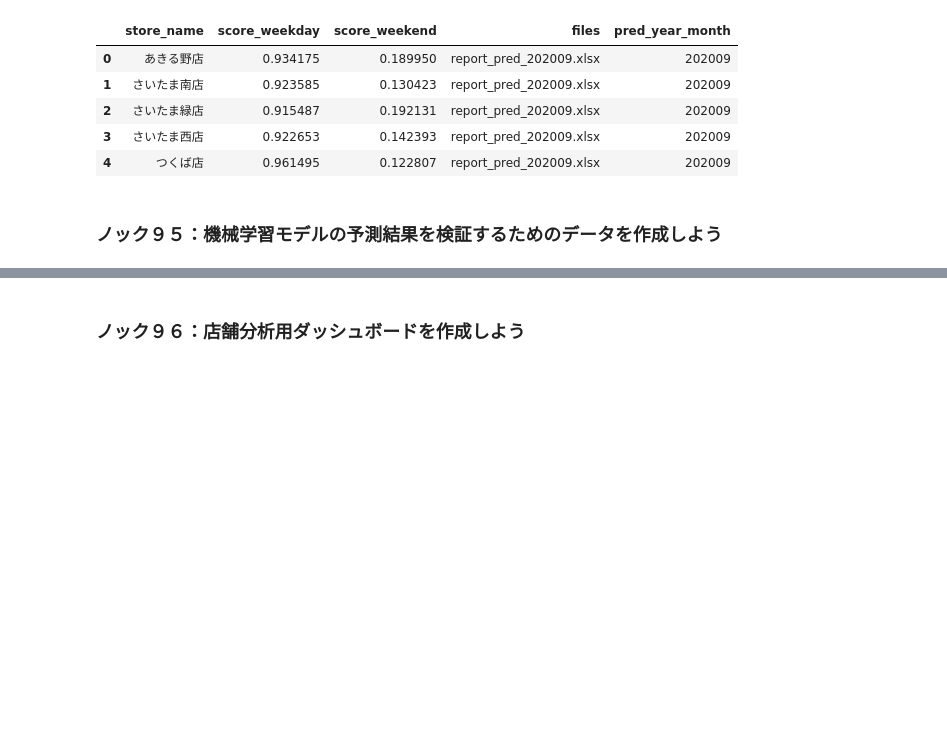
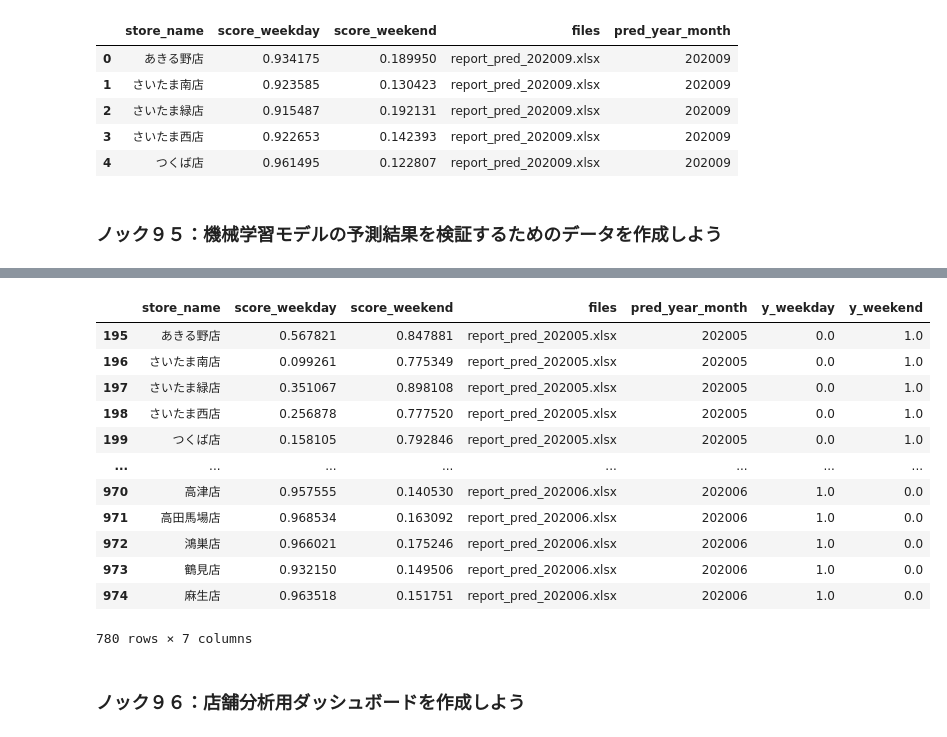
Before and after one commit to winuim/python-lm-system-100, a Jupyter notebook: chapter-10/chapter-10.ipynb, the cells around one changed output, grey strips where cells are left out. Drawn from its saved outputs; the diff is of its cells as text; code cells hidden in the pictures; blank space fills up the shorter version.

```diff
--- a/chapter-10/chapter-10.ipynb
+++ b/chapter-10/chapter-10.ipynb
@@ -132,3 +162,20 @@ report_all.head()
+# %%
+report_valid.dropna(inplace=True)
+report_valid
+# %% [output]
+|  | store_name | score_weekday | score_weekend | files | pred_year_month | y_weekday | y_weekend |
+| 195 | あきる野店 | 0.567821 | 0.847881 | report_pred_202005.xlsx | 202005 | 0.0 | 1.0 |
+| 196 | さいたま南店 | 0.099261 | 0.775349 | report_pred_202005.xlsx | 202005 | 0.0 | 1.0 |
+| 197 | さいたま緑店 | 0.351067 | 0.898108 | report_pred_202005.xlsx | 202005 | 0.0 | 1.0 |
+| 198 | さいたま西店 | 0.256878 | 0.777520 | report_pred_202005.xlsx | 202005 | 0.0 | 1.0 |
+| 199 | つくば店 | 0.158105 | 0.792846 | report_pred_202005.xlsx | 202005 | 0.0 | 1.0 |
+| ... | ... | ... | ... | ... | ... | ... | ... |
+| 970 | 高津店 | 0.957555 | 0.140530 | report_pred_202006.xlsx | 202006 | 1.0 | 0.0 |
+| 971 | 高田馬場店 | 0.968534 | 0.163092 | report_pred_202006.xlsx | 202006 | 1.0 | 0.0 |
+| 972 | 鴻巣店 | 0.966021 | 0.175246 | report_pred_202006.xlsx | 202006 | 1.0 | 0.0 |
+| 973 | 鶴見店 | 0.932150 | 0.149506 | report_pred_202006.xlsx | 202006 | 1.0 | 0.0 |
+| 974 | 麻生店 | 0.963518 | 0.151751 | report_pred_202006.xlsx | 202006 | 1.0 | 0.0 |
+780 rows × 7 columns
 # %% [markdown]
 ### ノック９６：店舗分析用ダッシュボードを作成しよう
 # %% [markdown]
```
Also changed, not shown: parts of 2 cells of this notebook.
